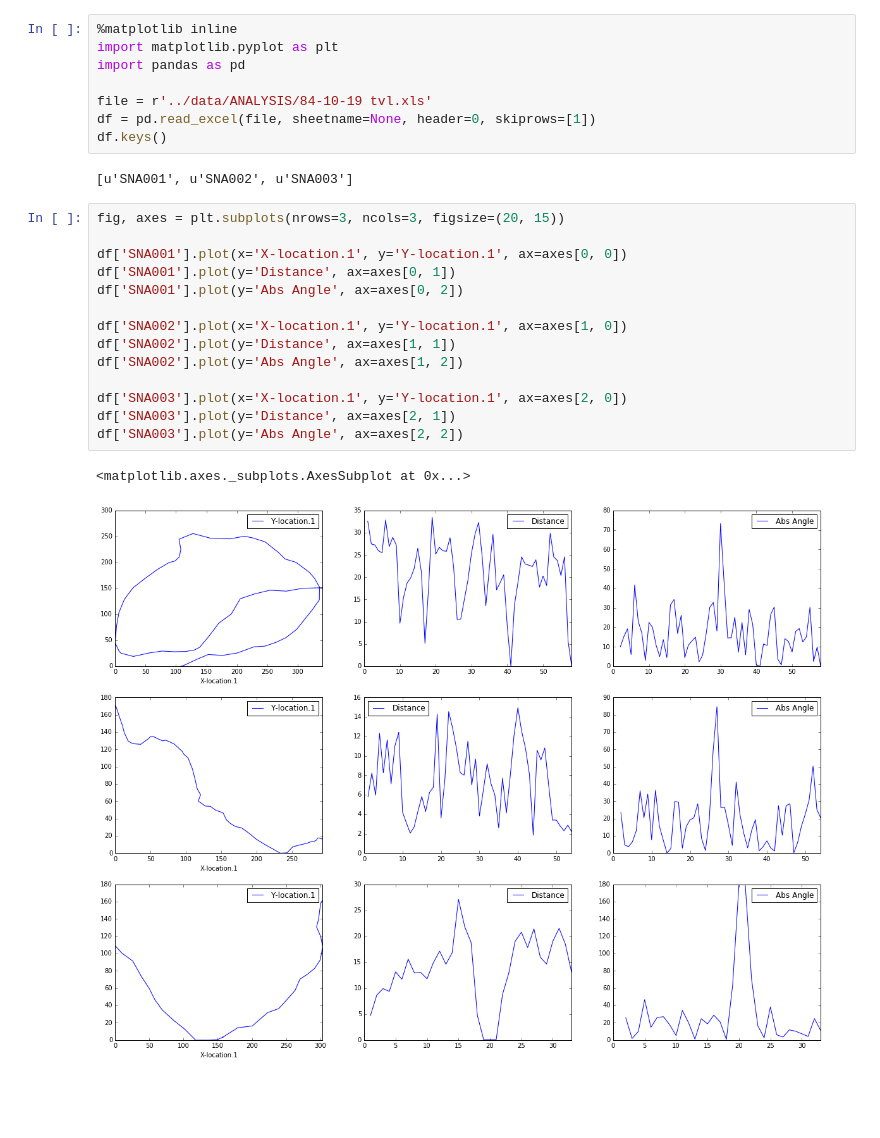
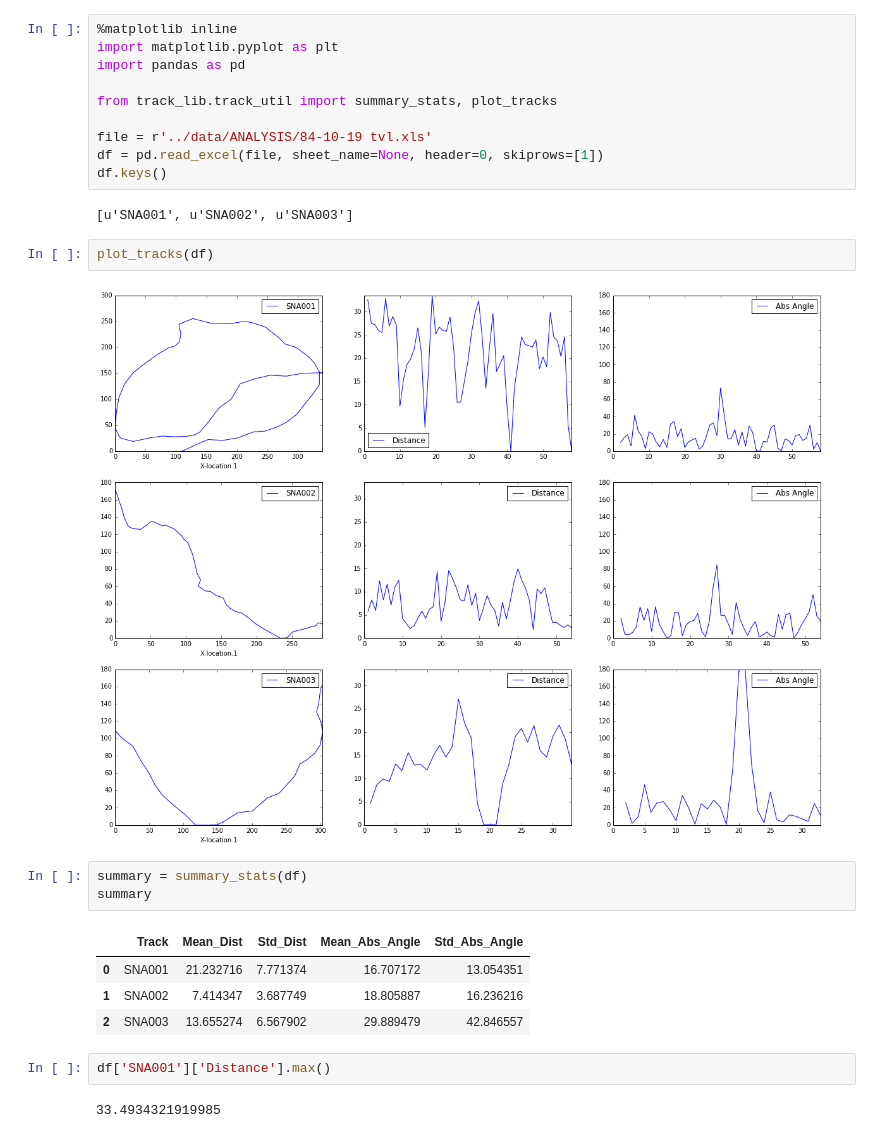
Before and after one commit to rah/optimal-search, a Jupyter notebook: ipython/70 84-10-19 Townsville.ipynb, the cells around one changed output. Saved outputs shown, nothing was run; the diff lists cells and outputs as text; blank space fills up the shorter version.

Commit message:
updated tracks to use track util

```diff
--- a/ipython/70 84-10-19 Townsville.ipynb
+++ b/ipython/70 84-10-19 Townsville.ipynb
@@ -3,25 +3,26 @@
 import matplotlib.pyplot as plt
 import pandas as pd
 
+from track_lib.track_util import summary_stats, plot_tracks
+
 file = r'../data/ANALYSIS/84-10-19 tvl.xls'
-df = pd.read_excel(file, sheetname=None, header=0, skiprows=[1])
+df = pd.read_excel(file, sheet_name=None, header=0, skiprows=[1])
 df.keys()
 # %% [output]
 [u'SNA001', u'SNA002', u'SNA003']
-# %%
-fig, axes = plt.subplots(nrows=3, ncols=3, figsize=(20, 15))
-
-df['SNA001'].plot(x='X-location.1', y='Y-location.1', ax=axes[0, 0])
-df['SNA001'].plot(y='Distance', ax=axes[0, 1])
-df['SNA001'].plot(y='Abs Angle', ax=axes[0, 2])
-
-df['SNA002'].plot(x='X-location.1', y='Y-location.1', ax=axes[1, 0])
-df['SNA002'].plot(y='Distance', ax=axes[1, 1])
-df['SNA002'].plot(y='Abs Angle', ax=axes[1, 2])
-
-df['SNA003'].plot(x='X-location.1', y='Y-location.1', ax=axes[2, 0])
-df['SNA003'].plot(y='Distance', ax=axes[2, 1])
-df['SNA003'].plot(y='Abs Angle', ax=axes[2, 2])
-# %% [output]
-<matplotlib.axes._subplots.AxesSubplot at 0x...>
-[figure, removed]
+# %%
+plot_tracks(df)
+# %% [output]
+[figure, added]
+# %%
+summary = summary_stats(df)
+summary
+# %% [output]
+|  | Track | Mean_Dist | Std_Dist | Mean_Abs_Angle | Std_Abs_Angle |
+| 0 | SNA001 | 21.232716 | 7.771374 | 16.707172 | 13.054351 |
+| 1 | SNA002 | 7.414347 | 3.687749 | 18.805887 | 16.236216 |
+| 2 | SNA003 | 13.655274 | 6.567902 | 29.889479 | 42.846557 |
+# %%
+df['SNA001']['Distance'].max()
+# %% [output]
+33.4934321919985
```
Also changed, not shown: 3 other files.
